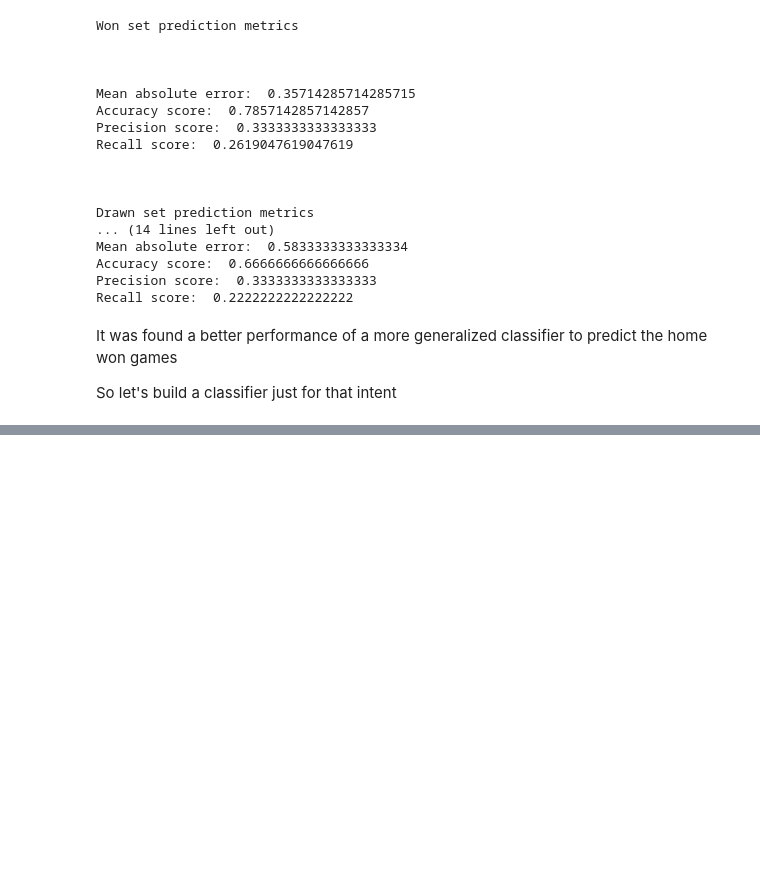
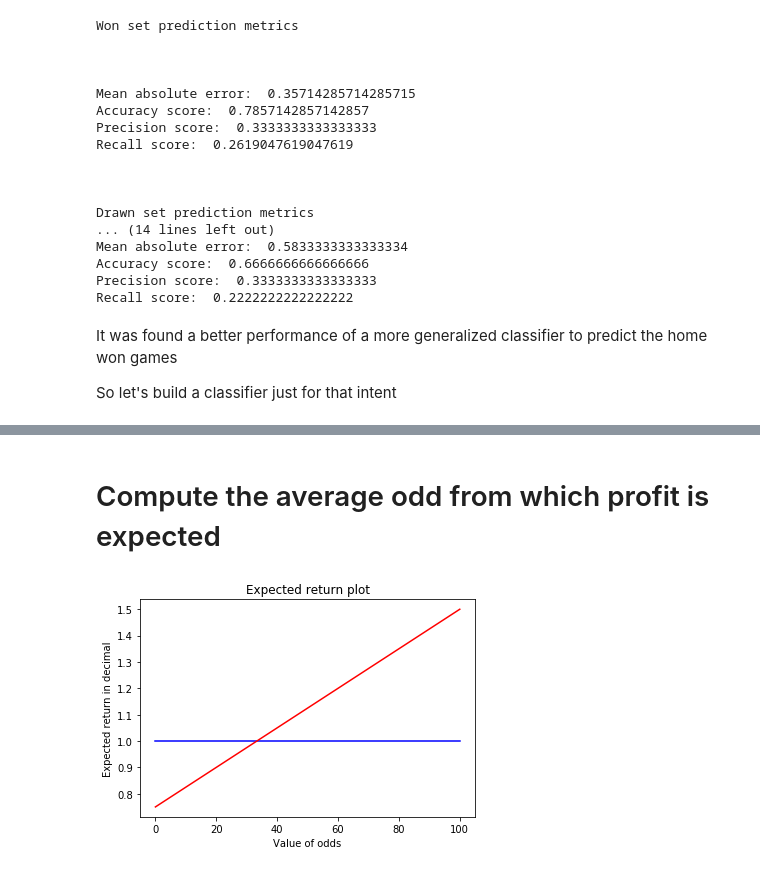
Before and after one commit to DCalhas/football_prediction_model, a Jupyter notebook: clustering_and_svm.ipynb, the cells around one changed output, grey strips where cells are left out. Drawn from its saved outputs; the diff is of its cells as text; code cells hidden in the pictures; blank space fills up the shorter version.

Commit message:
Expected value computed

```diff
--- a/processing.ipynb
+++ b/clustering_and_svm.ipynb
@@ -616,0 +716,22 @@ Recall score:  0.7417153996101364
+# %% [markdown]
+# Compute the average odd from which profit is expected
+# %%
+odds = np.linspace(1,2,101)
+
+
+line_profit = []
+expected_return = []
+for i in range(len(odds)):
+    expected_return += [odds[i] * hit_rate_home_win]
+    line_profit += [1]
+
+
+plt.figure()
+plt.plot(line_profit, color='b')
+plt.plot(expected_return, color='r')
+plt.xlabel('Value of odds')
+plt.ylabel('Expected return in decimal')
+plt.title('Expected return plot')
+plt.show()
+# %% [output]
+[figure, added]
```
Also changed, not shown: parts of 5 cells of this notebook.
